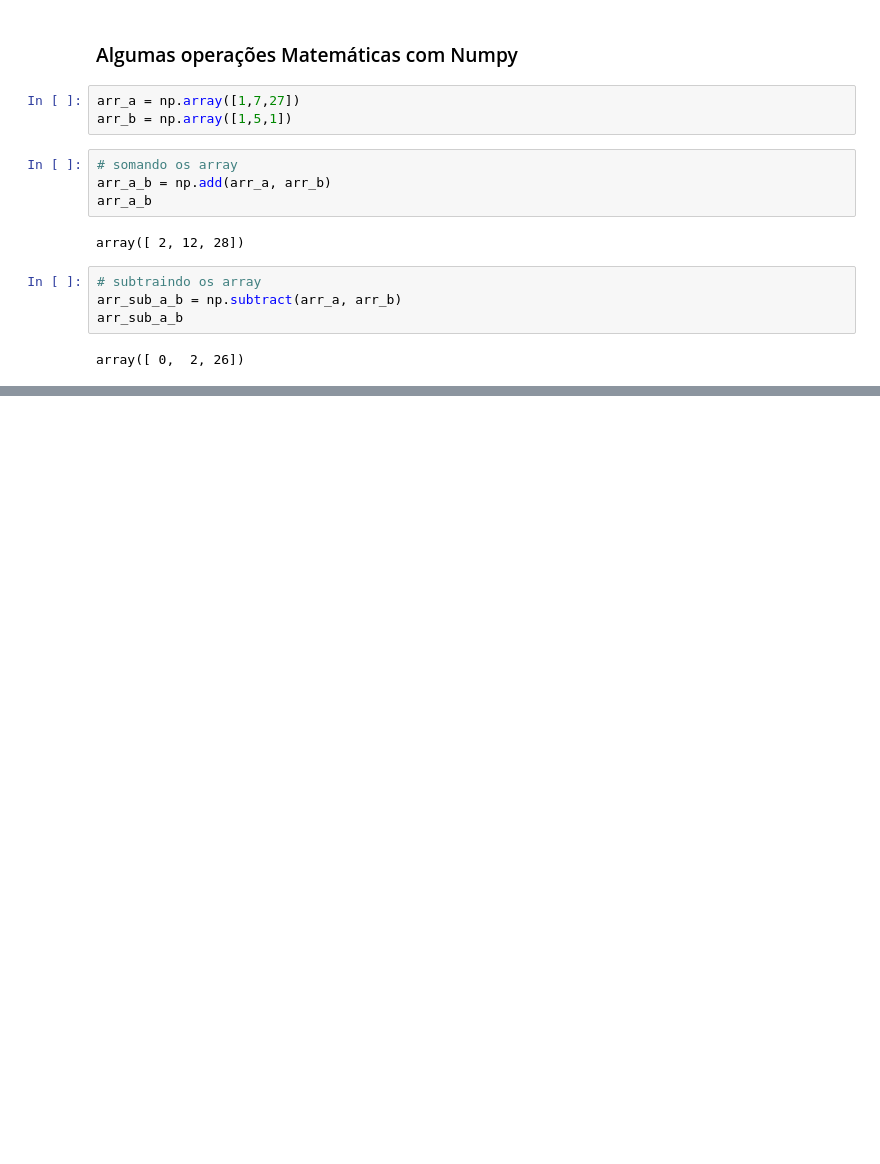
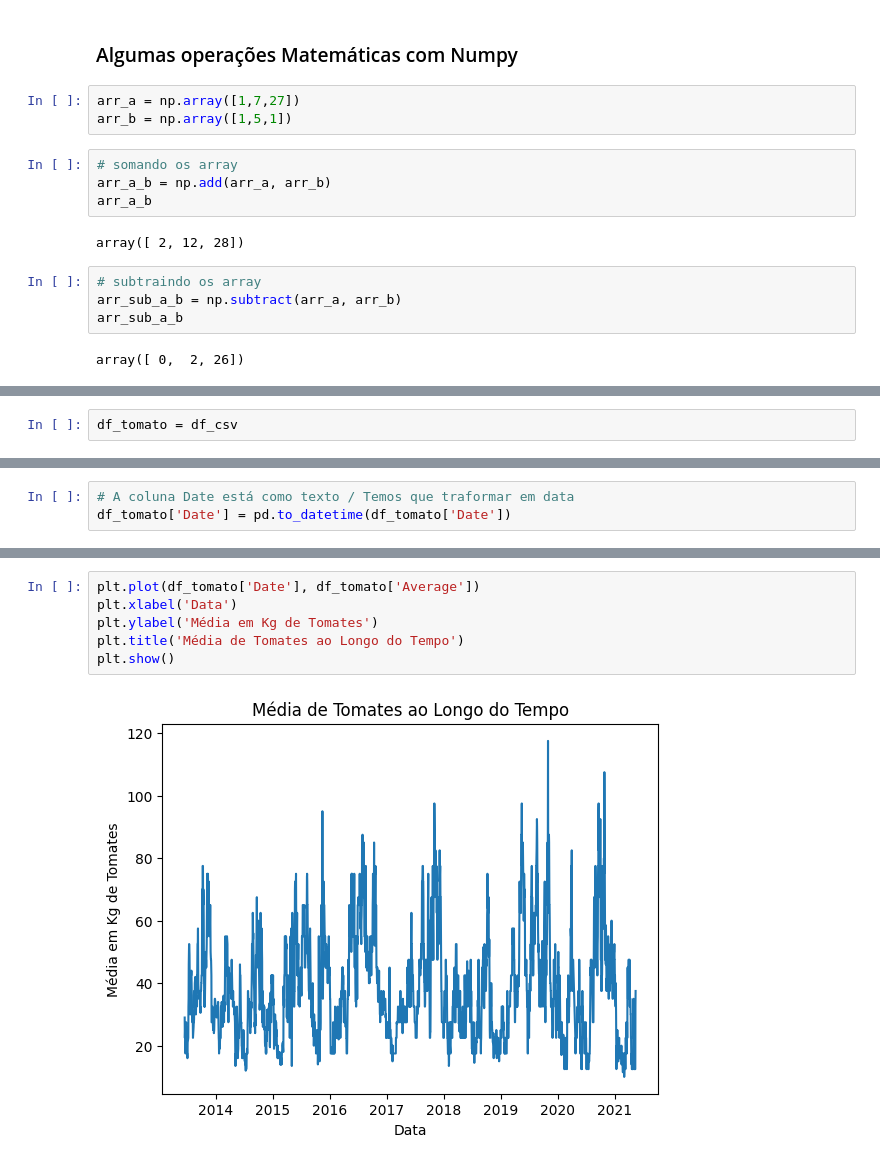
Before and after one commit to DeboraPascoarelli/FIAP_F2A02_ANALISE_EXPLORATORIA_DE_DADOS_EDA, a Jupyter notebook: FASE_2 - MACHINE LEARNIG AND TIME SERIES.ipynb, the cells around one changed output, grey strips where cells are left out. Drawn from its saved outputs; the diff is of its cells as text; blank space fills up the shorter version.

```diff
--- a/FASE_2 - MACHINE LEARNIG AND TIME SERIES.ipynb
+++ b/FASE_2 - MACHINE LEARNIG AND TIME SERIES.ipynb
@@ -283,0 +288,2 @@ array([ 0,  2, 26])
+# %%
+df_tomato = df_csv
@@ -283,0 +326,3 @@ array([ 0,  2, 26])
+# %%
+# A coluna Date está como texto / Temos que traformar em data
+df_tomato['Date'] = pd.to_datetime(df_tomato['Date'])
@@ -283,0 +346,8 @@ array([ 0,  2, 26])
+# %%
+plt.plot(df_tomato['Date'], df_tomato['Average'])
+plt.xlabel('Data')
+plt.ylabel('Média em Kg de Tomates')
+plt.title('Média de Tomates ao Longo do Tempo')
+plt.show()
+# %% [output]
+[figure, added]
```
Also changed, not shown: parts of 15 cells of this notebook, 2 other files.
